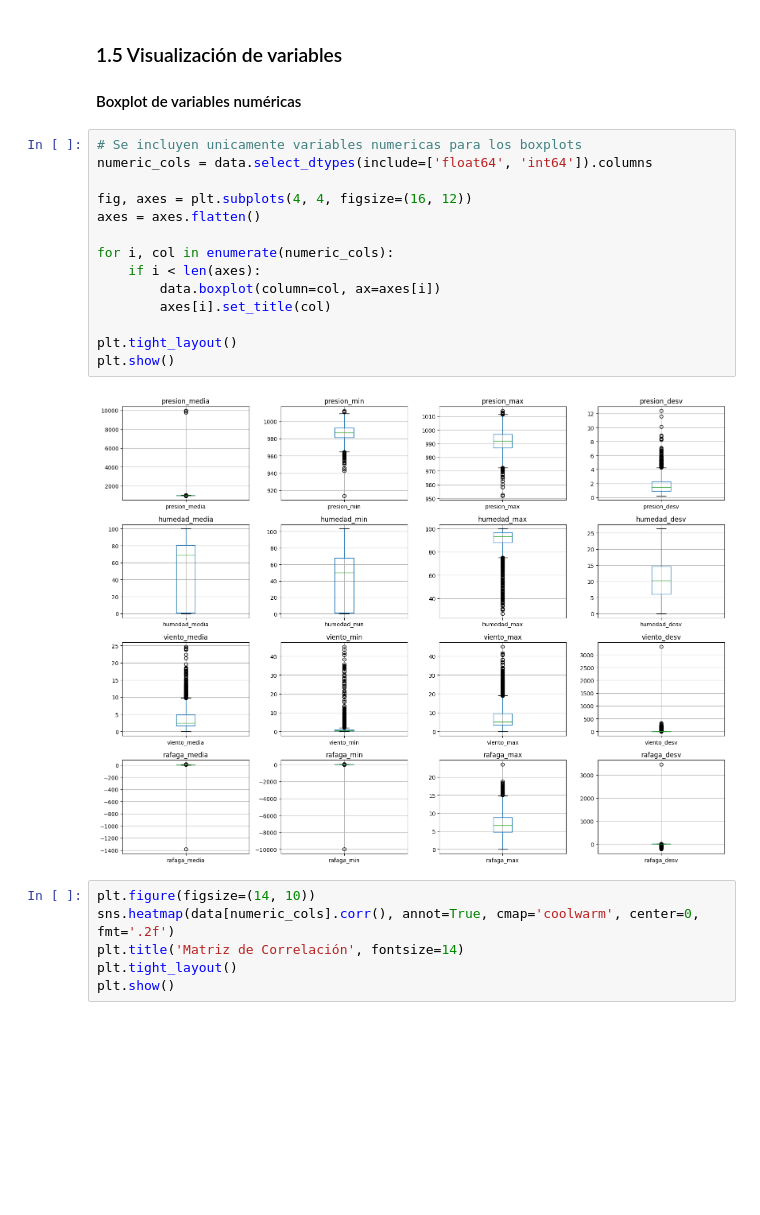
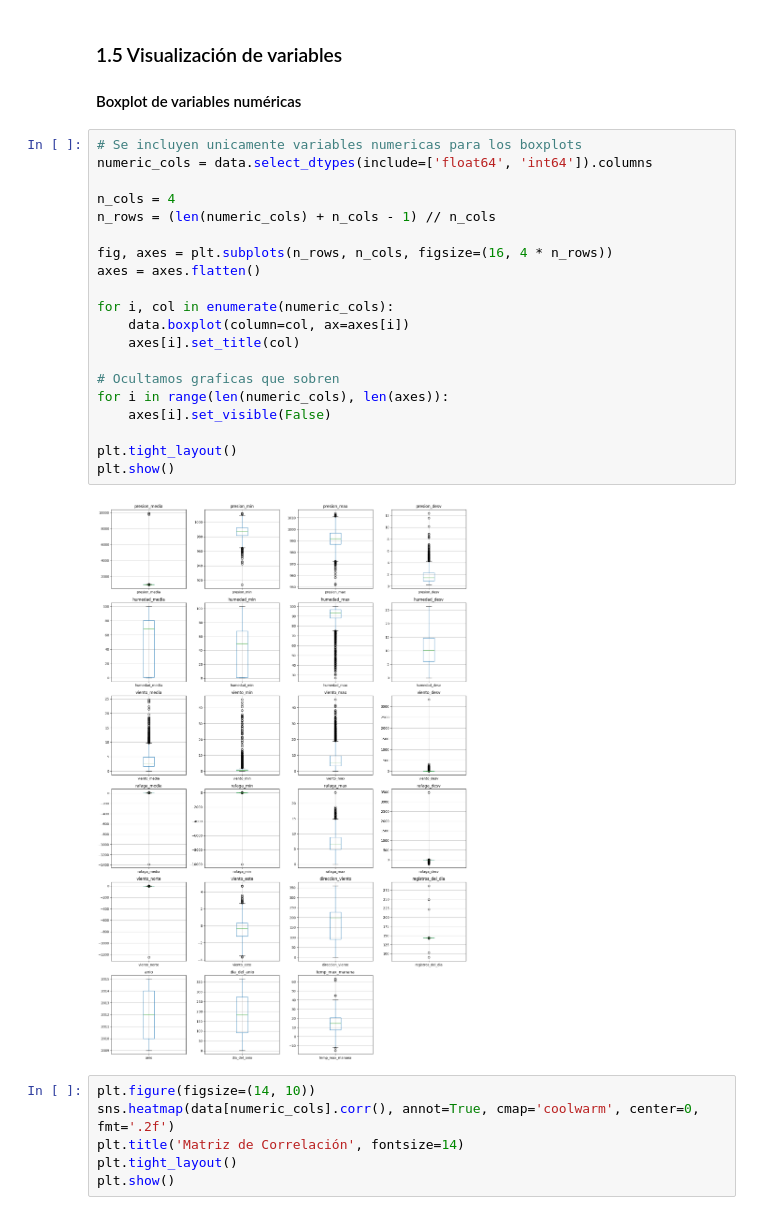
Before and after one commit to cmolina12/Laboratorio-1, a Jupyter notebook: regresion.ipynb, the cells around one changed output. Cells and saved outputs as stored; diff of their text form; blank space fills up the shorter version.

```diff
--- a/regresion.ipynb
+++ b/regresion.ipynb
@@ -365,19 +362,25 @@ np.int64(4)
 # %%
 # Se incluyen unicamente variables numericas para los boxplots
 numeric_cols = data.select_dtypes(include=['float64', 'int64']).columns
 
-fig, axes = plt.subplots(4, 4, figsize=(16, 12))
+n_cols = 4
+n_rows = (len(numeric_cols) + n_cols - 1) // n_cols
+
+fig, axes = plt.subplots(n_rows, n_cols, figsize=(16, 4 * n_rows))
 axes = axes.flatten()
 
 for i, col in enumerate(numeric_cols):
-    if i < len(axes):
-        data.boxplot(column=col, ax=axes[i])
-        axes[i].set_title(col)
+    data.boxplot(column=col, ax=axes[i])
+    axes[i].set_title(col)
+
+# Ocultamos graficas que sobren
+for i in range(len(numeric_cols), len(axes)):
+    axes[i].set_visible(False)
 
 plt.tight_layout()
 plt.show()
 # %% [output]
-[figure, old version]
+[figure, new version]
 # %%
 plt.figure(figsize=(14, 10))
 sns.heatmap(data[numeric_cols].corr(), annot=True, cmap='coolwarm', center=0, fmt='.2f')
```
Also changed, not shown: parts of 40 cells of this notebook.
